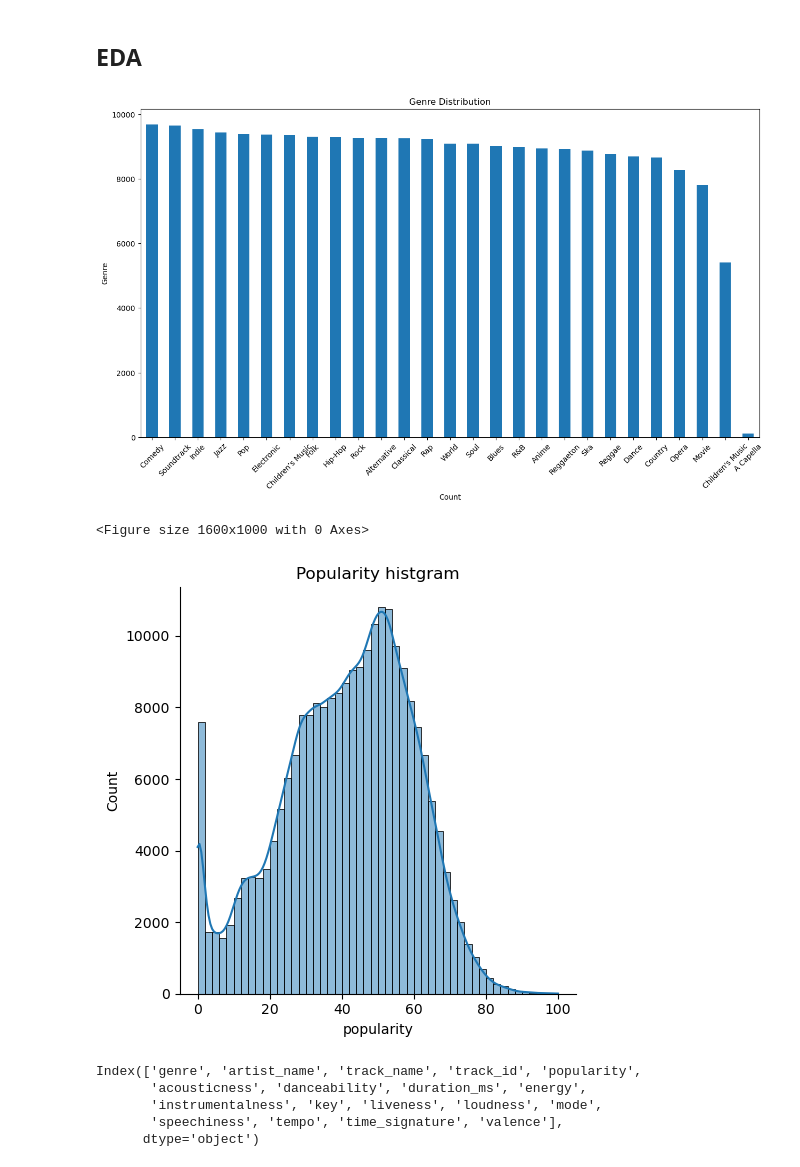
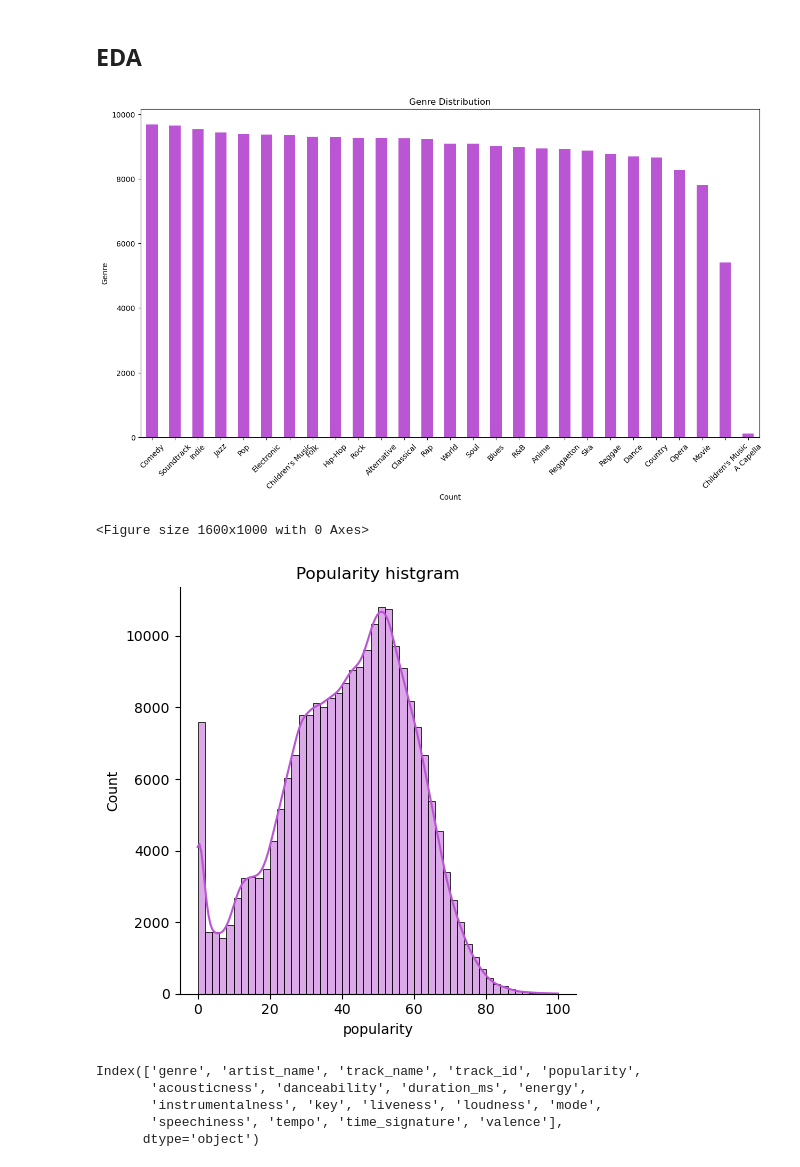
Before and after one commit to dillondiatlo/Team2, a Jupyter notebook: YC/YC_Data_Cleaning_and_EDA.ipynb, the cells around one changed output. Cells and saved outputs as stored; diff of their text form; code cells hidden in the pictures.

```diff
--- a/YC/YC_Data_Cleaning_and_EDA.ipynb
+++ b/YC/YC_Data_Cleaning_and_EDA.ipynb
@@ -81,24 +99,24 @@ tracks_missing_rows
 ## EDA
 # %%
 plt.figure(figsize = (15,8))
-spotify['genre'].value_counts().plot(kind='bar')
+spotify['genre'].value_counts().plot(kind='bar', color = 'mediumorchid')
 plt.xlabel('Count')
 plt.xticks(rotation = 45)
 plt.ylabel('Genre')
 plt.title('Genre Distribution')
 plt.show()
 # %% [output]
-[figure, old version]
+[figure, new version]
 # %%
 plt.figure(figsize=(16,10))
-sns.displot(spotify['popularity'],bins=50,kde = True)
+sns.displot(spotify['popularity'],bins=50,kde = True,color = 'mediumorchid')
 plt.title('Popularity histgram')
 plt.margins(x=0.05, y=0.05)  # Decrease white edge
 plt.tight_layout()
 plt.show()
 # %% [output]
 <Figure size 1600x1000 with 0 Axes>
-[figure, old version]
+[figure, new version]
 # %%
 pop_0 = spotify[spotify['popularity']<=20]
 # %%
```
Also changed, not shown: parts of 22 cells of this notebook.
